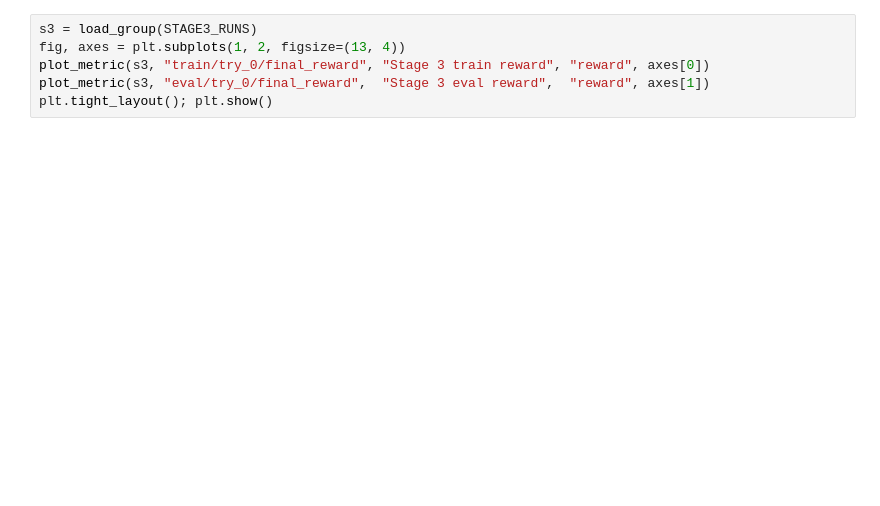
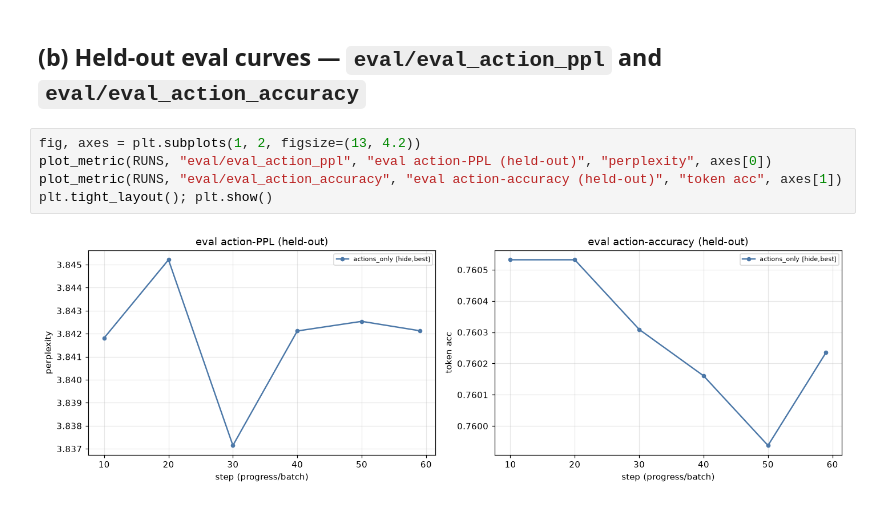
Before and after one commit to mzio/act-prm-blog, a Jupyter notebook: notebooks/cc-1.1-aprm_tau2_retail_results.ipynb, the cells around one changed output. Saved outputs shown, nothing was run; the diff lists cells and outputs as text; blank space fills up the shorter version.

```diff
--- a/notebooks/cc-1.1-aprm_tau2_retail_results.ipynb
+++ b/notebooks/cc-1.1-aprm_tau2_retail_results.ipynb
@@ -173,6 +190,9 @@ plt.tight_layout(); plt.show()
+# %% [markdown]
+## (b) Held-out eval curves — `eval/eval_action_ppl` and `eval/eval_action_accuracy`
 # %%
-s3 = load_group(STAGE3_RUNS)
-fig, axes = plt.subplots(1, 2, figsize=(13, 4))
-plot_metric(s3, "train/try_0/final_reward", "Stage 3 train reward", "reward", axes[0])
-plot_metric(s3, "eval/try_0/final_reward",  "Stage 3 eval reward",  "reward", axes[1])
+fig, axes = plt.subplots(1, 2, figsize=(13, 4.2))
+plot_metric(RUNS, "eval/eval_action_ppl", "eval action-PPL (held-out)", "perplexity", axes[0])
+plot_metric(RUNS, "eval/eval_action_accuracy", "eval action-accuracy (held-out)", "token acc", axes[1])
 plt.tight_layout(); plt.show()
+# %% [output]
+[figure, added]
```
Also changed, not shown: parts of 18 cells of this notebook, 2 other files.
